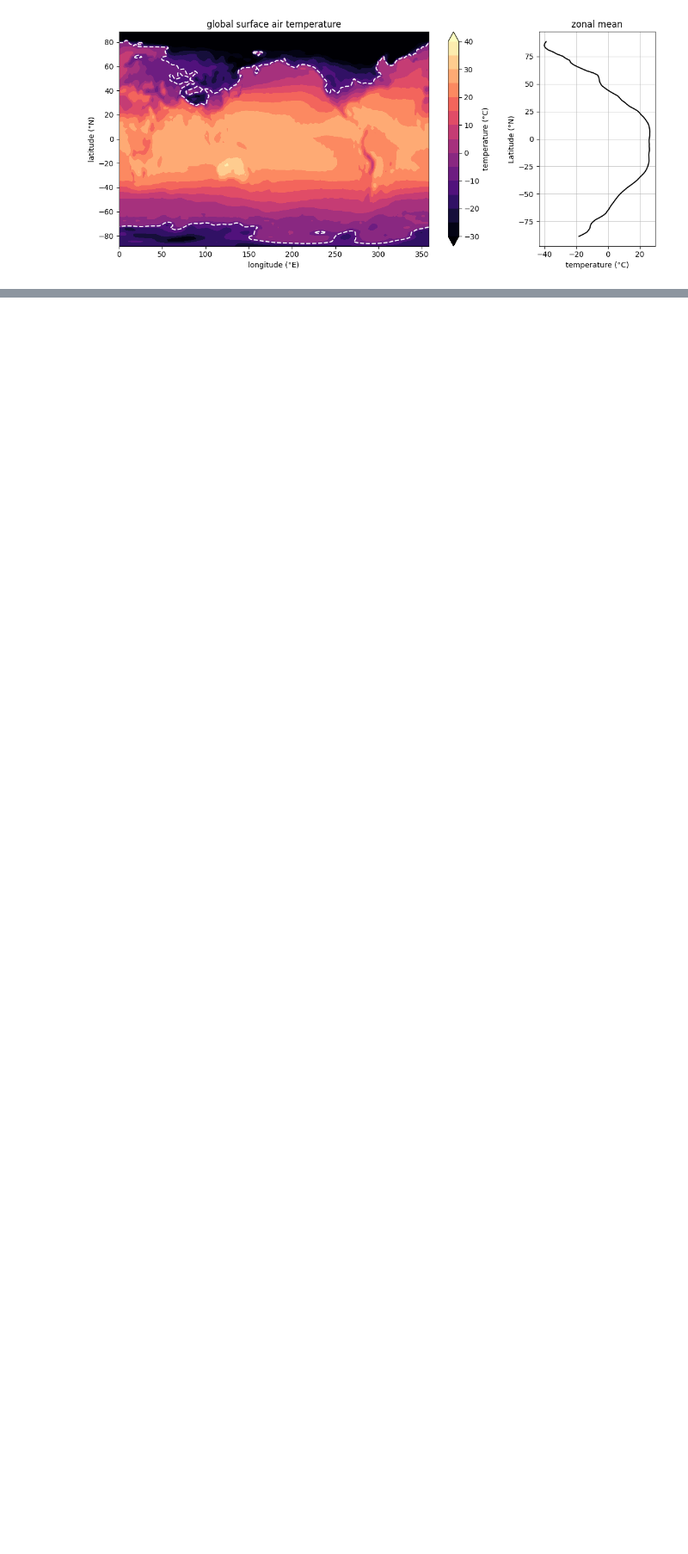
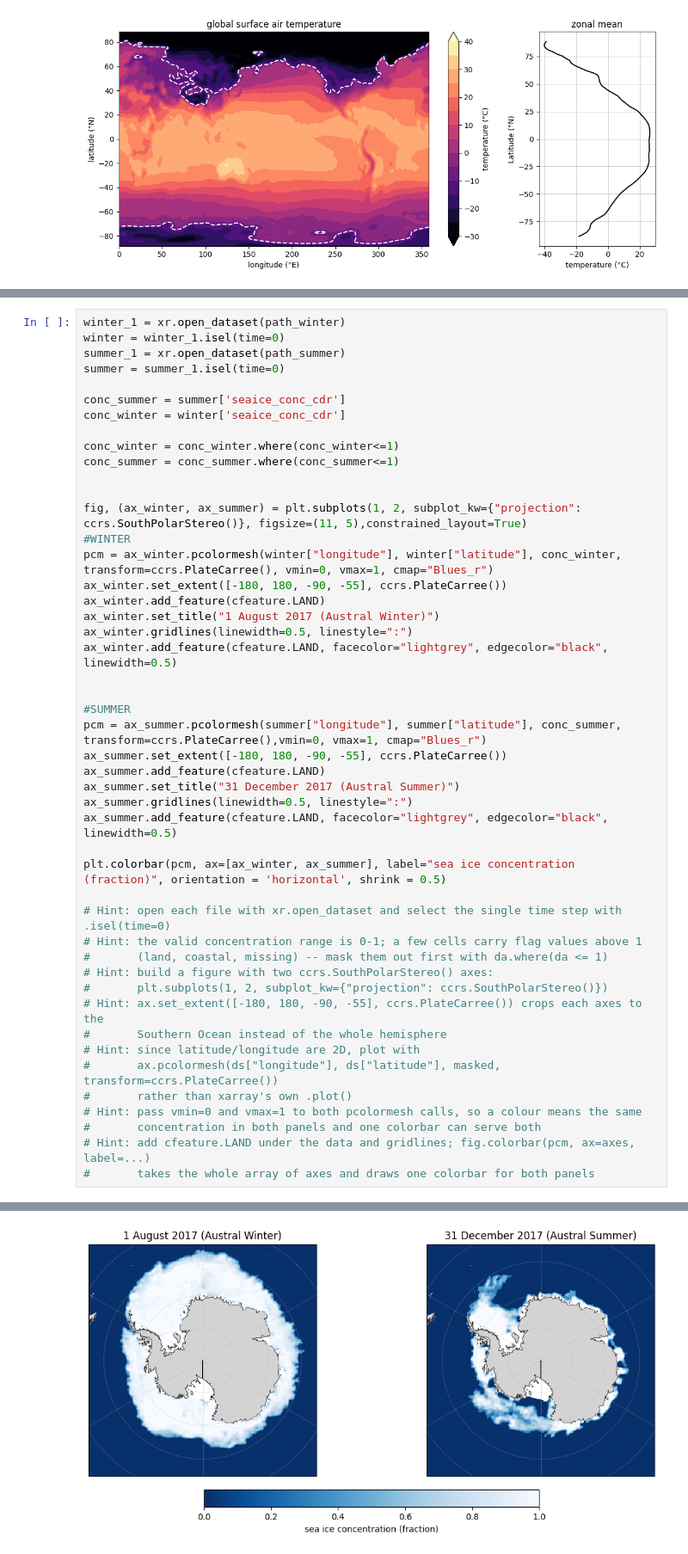
Before and after one commit to LucaSchaerz/2025_Intro_Python, a Jupyter notebook: live/part-I/1.4-matplotlib-and-xarray-exercises.ipynb, the cells around one changed output, grey strips where cells are left out. Shown at 86% size. Saved outputs shown, nothing was run; the diff lists cells and outputs as text; blank space fills up the shorter version.

```diff
--- a/live/part-I/1.4-matplotlib-and-xarray-exercises.ipynb
+++ b/live/part-I/1.4-matplotlib-and-xarray-exercises.ipynb
@@ -627,0 +668,48 @@ path_summer = pooch.retrieve(
+# %%
+winter_1 = xr.open_dataset(path_winter)
+winter = winter_1.isel(time=0)
+summer_1 = xr.open_dataset(path_summer)
+summer = summer_1.isel(time=0)
+
+conc_summer = summer['seaice_conc_cdr']
+conc_winter = winter['seaice_conc_cdr']
+
+conc_winter = conc_winter.where(conc_winter<=1)
+conc_summer = conc_summer.where(conc_summer<=1)
+
+
+fig, (ax_winter, ax_summer) = plt.subplots(1, 2, subplot_kw={"projection": ccrs.SouthPolarStereo()}, figsize=(11, 5),constrained_layout=True)
+#WINTER
+pcm = ax_winter.pcolormesh(winter["longitude"], winter["latitude"], conc_winter, transform=ccrs.PlateCarree(), vmin=0, vmax=1, cmap="Blues_r")
+ax_winter.set_extent([-180, 180, -90, -55], ccrs.PlateCarree())
+ax_winter.add_feature(cfeature.LAND)
+ax_winter.set_title("1 August 2017 (Austral Winter)")
+ax_winter.gridlines(linewidth=0.5, linestyle=":")
+ax_winter.add_feature(cfeature.LAND, facecolor="lightgrey", edgecolor="black", linewidth=0.5)
+
+
+#SUMMER
+pcm = ax_summer.pcolormesh(summer["longitude"], summer["latitude"], conc_summer, transform=ccrs.PlateCarree(),vmin=0, vmax=1, cmap="Blues_r")
+ax_summer.set_extent([-180, 180, -90, -55], ccrs.PlateCarree())
+ax_summer.add_feature(cfeature.LAND)
+ax_summer.set_title("31 December 2017 (Austral Summer)")
+ax_summer.gridlines(linewidth=0.5, linestyle=":")
+ax_summer.add_feature(cfeature.LAND, facecolor="lightgrey", edgecolor="black", linewidth=0.5)
+
+plt.colorbar(pcm, ax=[ax_winter, ax_summer], label="sea ice concentration (fraction)", orientation = 'horizontal', shrink = 0.5)
+
+# Hint: open each file with xr.open_dataset and select the single time step with .isel(time=0)
+# Hint: the valid concentration range is 0-1; a few cells carry flag values above 1
+#       (land, coastal, missing) -- mask them out first with da.where(da <= 1)
+# Hint: build a figure with two ccrs.SouthPolarStereo() axes:
+#       plt.subplots(1, 2, subplot_kw={"projection": ccrs.SouthPolarStereo()})
+# Hint: ax.set_extent([-180, 180, -90, -55], ccrs.PlateCarree()) crops each axes to the
+#       Southern Ocean instead of the whole hemisphere
+# Hint: since latitude/longitude are 2D, plot with
+#       ax.pcolormesh(ds["longitude"], ds["latitude"], masked, transform=ccrs.PlateCarree())
+#       rather than xarray's own .plot()
+# Hint: pass vmin=0 and vmax=1 to both pcolormesh calls, so a colour means the same
+#       concentration in both panels and one colorbar can serve both
+# Hint: add cfeature.LAND under the data and gridlines; fig.colorbar(pcm, ax=axes, label=...)
+#       takes the whole array of axes and draws one colorbar for both panels
+# %% [output]
@@ -628,3 +717,4 @@ path_summer = pooch.retrieve(
+[figure, added]
 # %% [markdown]
 ## Exercise 23: The 2014 earthquakes over North America
 
```
Also changed, not shown: parts of 7 cells of this notebook.
